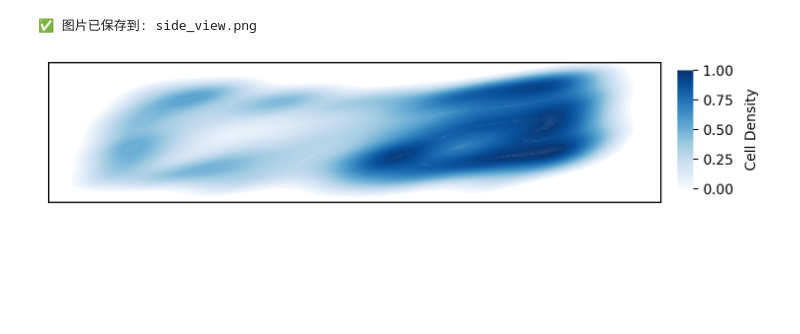
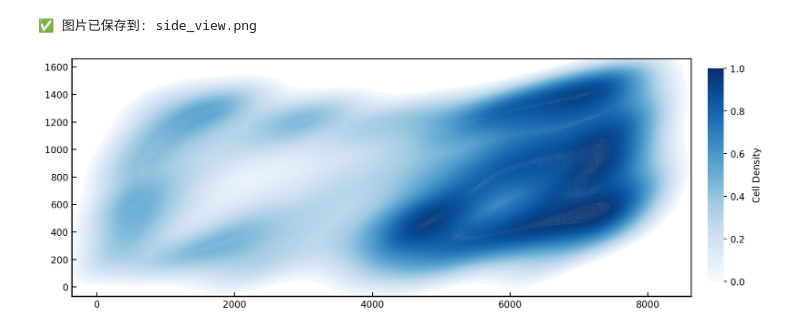
Before and after one commit to TaoYySC/circularDensityPlot, a Jupyter notebook: circular_density_plot.ipynb, the cells around one changed output. Drawn from its saved outputs; the diff is of its cells as text; code cells hidden in the pictures; blank space fills up the shorter version.

```diff
--- a/circular_density_plot.ipynb
+++ b/circular_density_plot.ipynb
@@ -11,13 +11,13 @@ plt.rcParams['figure.dpi'] = 200
 
 def plot_circular_density(file_path, cmap_color="Blues", save_path="circular_density_plot.png"):
     """
-    读取 CSV 数据并绘制 Density Plot，确保所有坐标点都在图中展示，形状调整为长方形，并添加边框。
-    调整颜色渐变，使分层更加融合。
+    读取 CSV 数据并绘制 KDE 密度图，确保所有坐标点都在图中展示，
+    形状调整为 1:3 的长方形，添加紧贴边界的黑色边框，并显示刻度。
 
     参数:
     - file_path: CSV 文件路径
     - cmap_color: 颜色映射（如 "Greens" 或 HTML 颜色代码 "#FF5733"）
-    - save_path: 图片保存路径（默认保存为 circular_density_plot.png）
+    - save_path: 图片保存路径
     """
 
     # 读取数据
@@ -43,13 +43,13 @@ def plot_circular_density(file_path, cmap_color="Blues", save_path="circular_den
     # **计算坐标轴范围，确保所有点都可见**
     x_min, x_max = df['x'].min(), df['x'].max()
     y_min, y_max = df['y'].min(), df['y'].max()
-    padding_x = (x_max - x_min) * 0.1  # 10% 额外边距
-    padding_y = (y_max - y_min) * 0.1  # 10% 额外边距
+    padding_x = (x_max - x_min) * 0.05  # 5% 额外边距
+    padding_y = (y_max - y_min) * 0.05  # 5% 额外边距
 
-    # 创建 Matplotlib 图形（**调整为长方形**）
-    fig, ax = plt.subplots(figsize=(8, 6))  # **改成长方形**
+    # **创建 1:3 的长方形绘图区域**
+    fig, ax = plt.subplots(figsize=(12, 8))  # **长:宽 = 3:1**
 
-    # 解析颜色映射（更柔和的渐变）
+    # 解析颜色映射
     if cmap_color.startswith("#"):
         try:
             cmap_color = mcolors.LinearSegmentedColormap.from_list("custom", [cmap_color])
@@ -59,16 +59,16 @@ def plot_circular_density(file_path, cmap_color="Blues", save_path="circular_den
     else:
         cmap_color = sns.color_palette(cmap_color, as_cmap=True)
 
-    # **绘制 KDE 密度图（优化颜色过渡）**
+    # **绘制 KDE 密度图**
     try:
         kde = sns.kdeplot(
             x=df.x, y=df.y,
             cmap=cmap_color,
             fill=True,
-            levels=500,    # **增加颜色层数，使渐变更自然**
-            bw_adjust=0.9, # **适当增加平滑度，减少色阶分层**
+            levels=500,
+            bw_adjust=0.9,
             ax=ax,
-            alpha=0.9    # **减少透明度，使颜色更融合**
+            alpha=0.9
         )
     except Exception as e:
         print(f"KDE 计算错误: {e}")
@@ -77,42 +77,53 @@ def plot_circular_density(file_path, cmap_color="Blues", save_path="circular_den
     # **确保所有点可见**
     ax.set_xlim(x_min - padding_x, x_max + padding_x)
     ax.set_ylim(y_min - padding_y, y_max + padding_y)
-    ax.set_aspect(1.2)  # **长方形比例调整**
 
-    ax.axis('off')  # 隐藏坐标轴
+    # **修正 x 和 y 轴的比例（确保 x 轴比 y 轴长 3 倍）**
+    ax.set_aspect(2, adjustable='box')
 
-    # **添加长方形边框**
+    # **仅显示 x 和 y 轴上的刻度**
+    ax.tick_params(axis='both', which='both', direction='in', length=5, width=1, colors='black')
+
+    # **去掉上边框和右边框**
+    ax.spines['top'].set_visible(False)
+    ax.spines['right'].set_visible(False)
+
+    # **隐藏 x 轴和 y 轴的标题**
+    ax.set_xlabel("")
+    ax.set_ylabel("")
+
+    # **添加紧贴数据范围的黑色边框**
     border_rect = Rectangle(
-        (x_min - padding_x, y_min - padding_y),  # 左下角坐标
-        (x_max - x_min) + 2 * padding_x,  # 宽度
-        (y_max - y_min) + 2 * padding_y,  # 高度
+        (x_min - padding_x, y_min - padding_y),
+        (x_max - x_min) + 2 * padding_x,
+        (y_max - y_min) + 2 * padding_y,
         linewidth=2, edgecolor='black', facecolor='none'
     )
-    ax.add_patch(border_rect)  # 添加边框到图像
+    ax.add_patch(border_rect)
 
-    # **右下角添加颜色比例尺**
-    cbar_ax = fig.add_axes([0.92, 0.4, 0.02, 0.2])  # **调整位置以适应长方形**
+    # **添加颜色比例尺**
+    cbar_ax = fig.add_axes([0.92, 0.3, 0.02, 0.4])  # **调整位置**
     norm = plt.Normalize(vmin=0, vmax=1)  # 归一化颜色映射
     sm = plt.cm.ScalarMappable(cmap=cmap_color, norm=norm)
     sm.set_array([])
-    cbar = plt.colorbar(sm, cax=cbar_ax, orientation='vertical')  # 垂直比例尺
+    cbar = plt.colorbar(sm, cax=cbar_ax, orientation='vertical')
 
-    # **去掉比例尺黑边**
+    # **优化比例尺**
     cbar.outline.set_visible(False)
     cbar.set_label("Cell Density", fontsize=10, labelpad=8)
 
     # **保存图片**
     fig.savefig(save_path, dpi=300, bbox_inches='tight', transparent=True)
     print(f"✅ 图片已保存到: {save_path}")
 
     # 显示图像
     plt.show()
 
 # 设置数据文件路径
 file_path = "side view-坐标.csv"
 
 # 运行绘制并保存图片
 plot_circular_density(file_path, cmap_color="Blues", save_path="side_view.png")
 # %% [output]
 ✅ 图片已保存到: side_view.png
-[figure, old version]
+[figure, new version]
```
Also changed, not shown: parts of 1 cell of this notebook, 4 other files.
